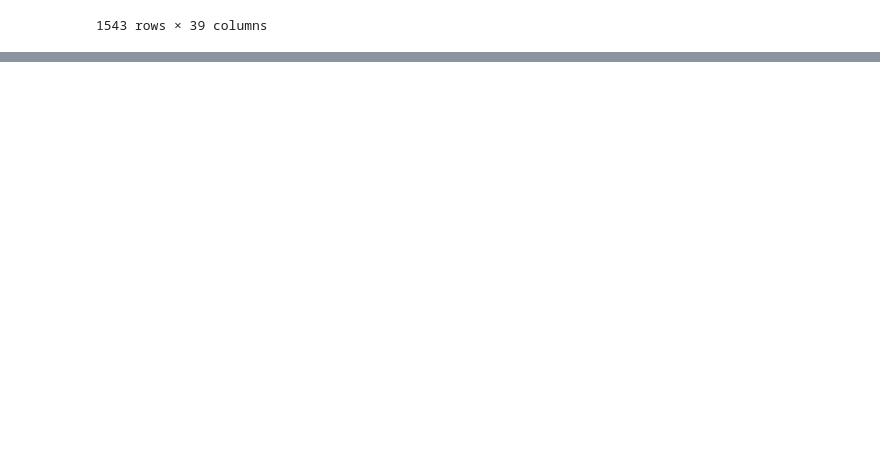
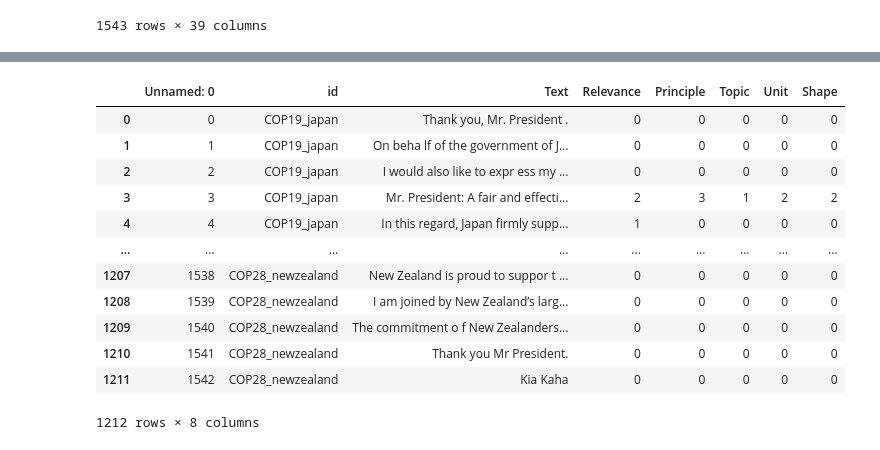
Before and after one commit to svansanten/TextToDistributiveJustice, a Jupyter notebook: HLS subset - Manual annotation/Manual annotation - Datapreparation.ipynb, the cells around one changed output, grey strips where cells are left out. Drawn from its saved outputs; the diff is of its cells as text; code cells hidden in the pictures; blank space fills up the shorter version.

```diff
--- a/HLS subset - Manual annotation/Manual annotation - Numerical dataprep.ipynb
+++ b/HLS subset - Manual annotation/Manual annotation - Datapreparation.ipynb
@@ -779,0 +730,19 @@ train_dummies.to_csv('HLS_man/HLS_train_dummies.csv', index=False)
+# %%
+HLS_test = pd.read_csv('final data/HLS_test_num.csv')
+HLS_train = pd.read_csv('final data/HLS_train_num.csv')
+# %%
+HLS_train
+# %% [output]
+|  | Unnamed: 0 | id | Text | Relevance | Principle | Topic | Unit | Shape |
+| 0 | 0 | COP19_japan | Thank you, Mr. President . | 0 | 0 | 0 | 0 | 0 |
+| 1 | 1 | COP19_japan | On beha lf of the government of J... | 0 | 0 | 0 | 0 | 0 |
+| 2 | 2 | COP19_japan | I would also like to expr ess my ... | 0 | 0 | 0 | 0 | 0 |
+| 3 | 3 | COP19_japan | Mr. President: A fair and effecti... | 2 | 3 | 1 | 2 | 2 |
+| 4 | 4 | COP19_japan | In this regard, Japan firmly supp... | 1 | 0 | 0 | 0 | 0 |
+| ... | ... | ... | ... | ... | ... | ... | ... | ... |
+| 1207 | 1538 | COP28_newzealand | New Zealand is proud to suppor t ... | 0 | 0 | 0 | 0 | 0 |
+| 1208 | 1539 | COP28_newzealand | I am joined by New Zealand’s larg... | 0 | 0 | 0 | 0 | 0 |
+| 1209 | 1540 | COP28_newzealand | The commitment o f New Zealanders... | 0 | 0 | 0 | 0 | 0 |
+| 1210 | 1541 | COP28_newzealand | Thank you Mr President. | 0 | 0 | 0 | 0 | 0 |
+| 1211 | 1542 | COP28_newzealand | Kia Kaha | 0 | 0 | 0 | 0 | 0 |
+1212 rows × 8 columns
```
Also changed, not shown: parts of 40 cells of this notebook, 3 other files.
